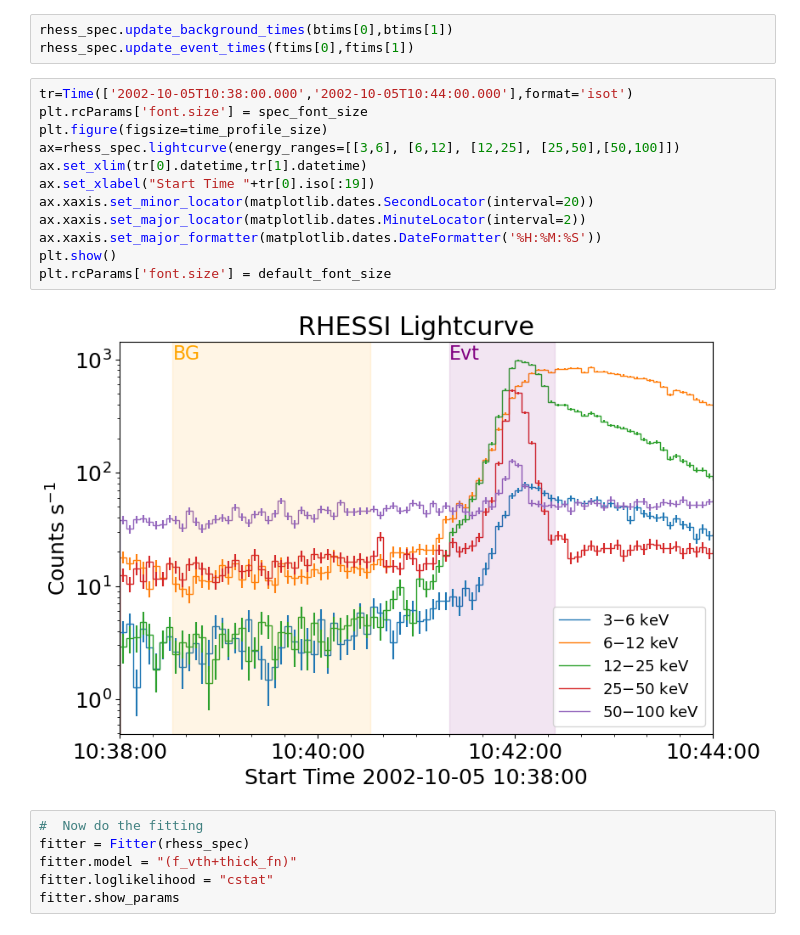
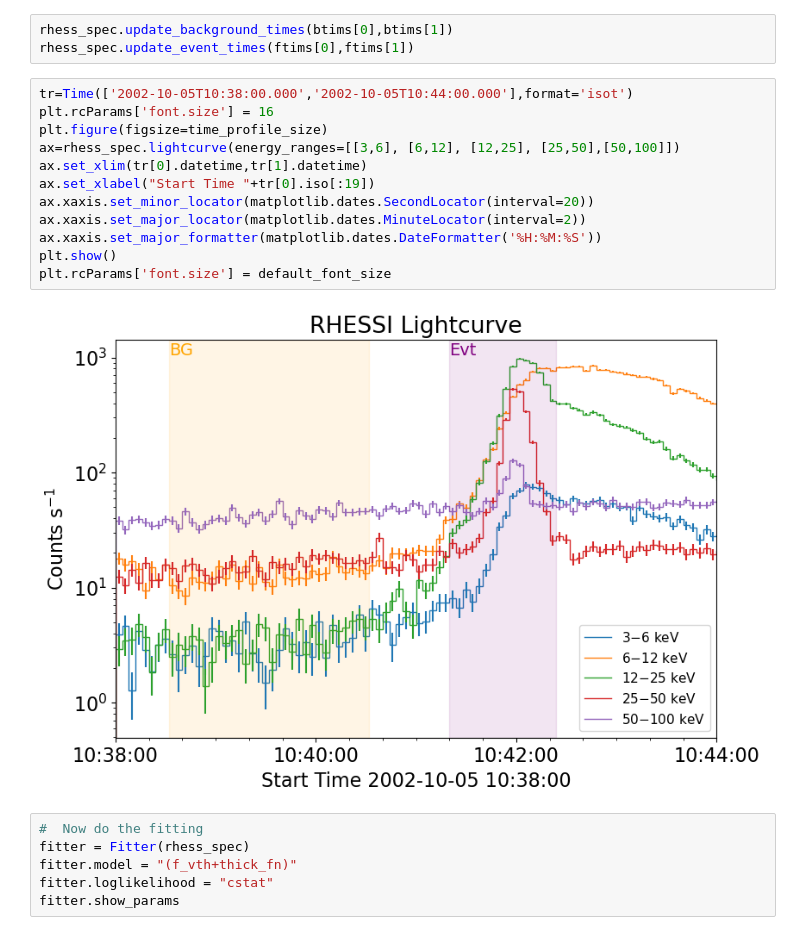
Before and after one commit to ianan/sks_examples, a Jupyter notebook: sks_fit_rhessi_flare.ipynb, the cells around one changed output. Cells and saved outputs as stored; diff of their text form.

```diff
--- a/sks_fit_rhessi_flare.ipynb
+++ b/sks_fit_rhessi_flare.ipynb
@@ -65,18 +69,18 @@ rhess_spec.update_background_times(btims[0],btims[1])
 rhess_spec.update_event_times(ftims[0],ftims[1])
 # %%
 tr=Time(['2002-10-05T10:38:00.000','2002-10-05T10:44:00.000'],format='isot')
-plt.rcParams['font.size'] = spec_font_size
+plt.rcParams['font.size'] = 16
 plt.figure(figsize=time_profile_size)
 ax=rhess_spec.lightcurve(energy_ranges=[[3,6], [6,12], [12,25], [25,50],[50,100]])
 ax.set_xlim(tr[0].datetime,tr[1].datetime)
 ax.set_xlabel("Start Time "+tr[0].iso[:19])
 ax.xaxis.set_minor_locator(matplotlib.dates.SecondLocator(interval=20))
 ax.xaxis.set_major_locator(matplotlib.dates.MinuteLocator(interval=2))
 ax.xaxis.set_major_formatter(matplotlib.dates.DateFormatter('%H:%M:%S'))
 plt.show()
 plt.rcParams['font.size'] = default_font_size
 # %% [output]
-[figure, old version]
+[figure, new version]
 # %%
 #  Now do the fitting
 fitter = Fitter(rhess_spec)
```
Also changed, not shown: parts of 4 cells of this notebook, 3 other files.
